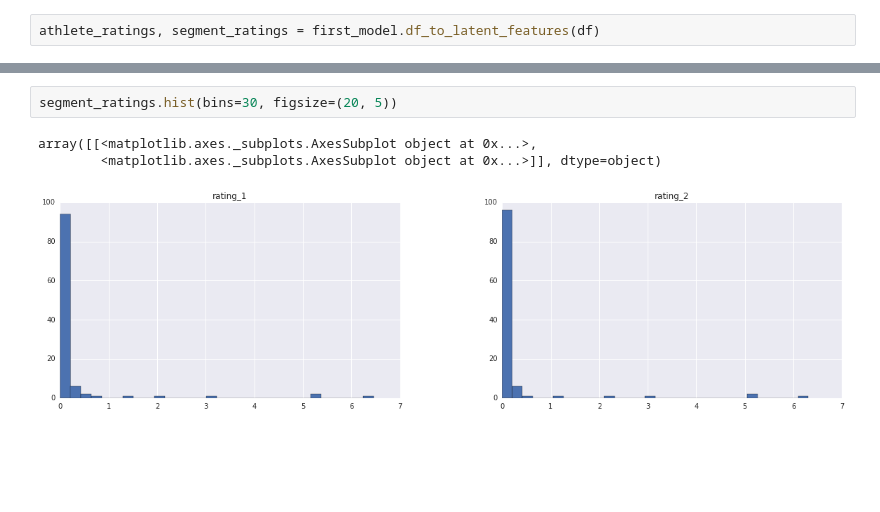
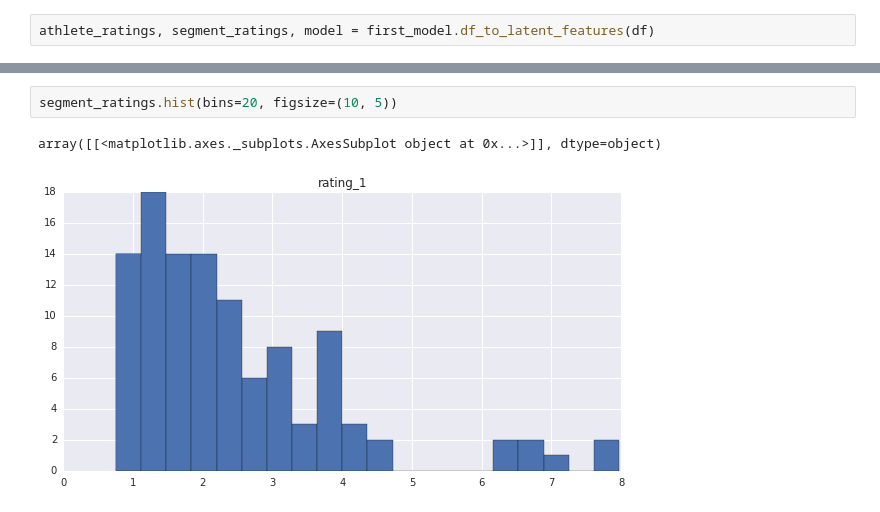
Before and after one commit to Ultramann/Stravaboards, a Jupyter notebook: modeling/model_introspection.ipynb, the cells around one changed output, grey strips where cells are left out. Drawn from its saved outputs; the diff is of its cells as text; blank space fills up the shorter version.

```diff
--- a/modeling/model_introspection.ipynb
+++ b/modeling/model_introspection.ipynb
@@ -30,5 +31,5 @@ PROGRESS:        Final training RMSE: 2.8535
 # %%
-athlete_ratings, segment_ratings = first_model.df_to_latent_features(df)
+athlete_ratings, segment_ratings, model = first_model.df_to_latent_features(df)
 # %% [output]
 PROGRESS: Recsys training: model = factorization_recommender
 PROGRESS: Preparing data set.
@@ -56,6 +62,5 @@ array([[<matplotlib.axes._subplots.AxesSubplot object at 0x...>,
 # %%
-segment_ratings.hist(bins=30, figsize=(20, 5))
+segment_ratings.hist(bins=20, figsize=(10, 5))
 # %% [output]
-array([[<matplotlib.axes._subplots.AxesSubplot object at 0x...>,
-        <matplotlib.axes._subplots.AxesSubplot object at 0x...>]], dtype=object)
+array([[<matplotlib.axes._subplots.AxesSubplot object at 0x...>]], dtype=object)
-[figure, old version]
+[figure, new version]
```
Also changed, not shown: parts of 6 cells of this notebook, 1 other file.
